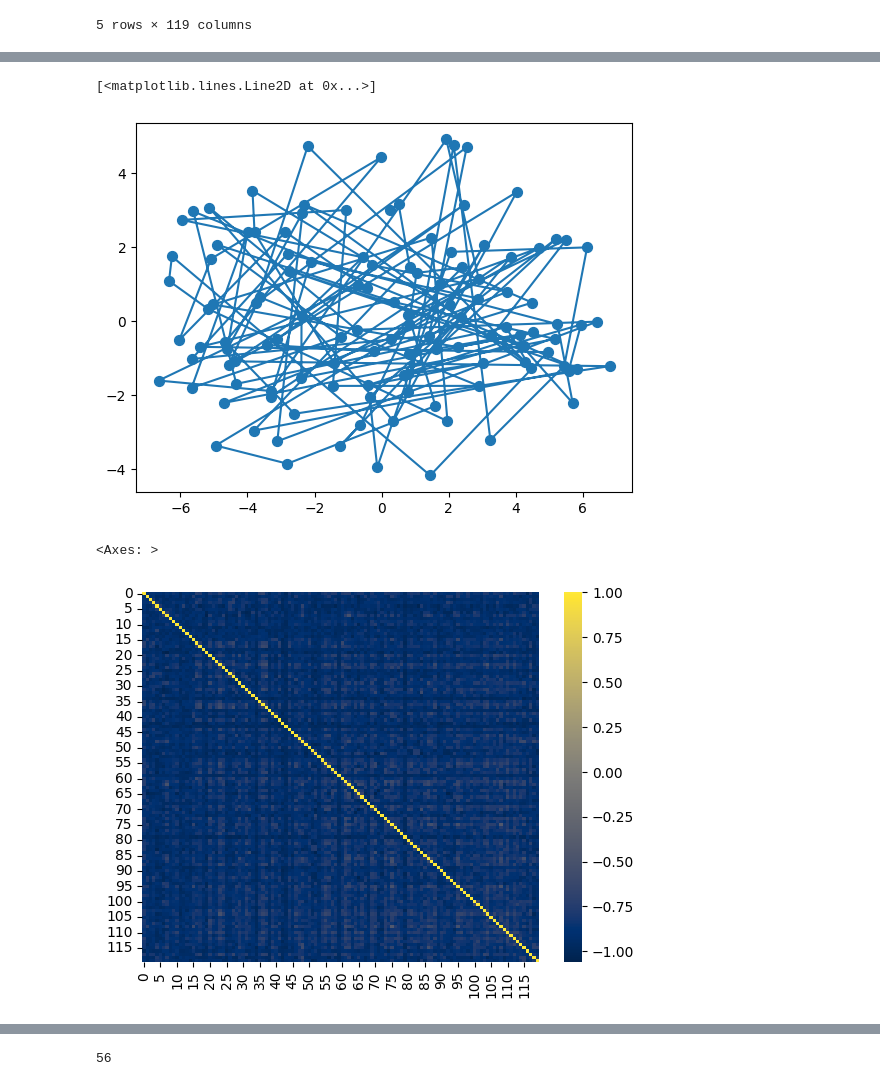
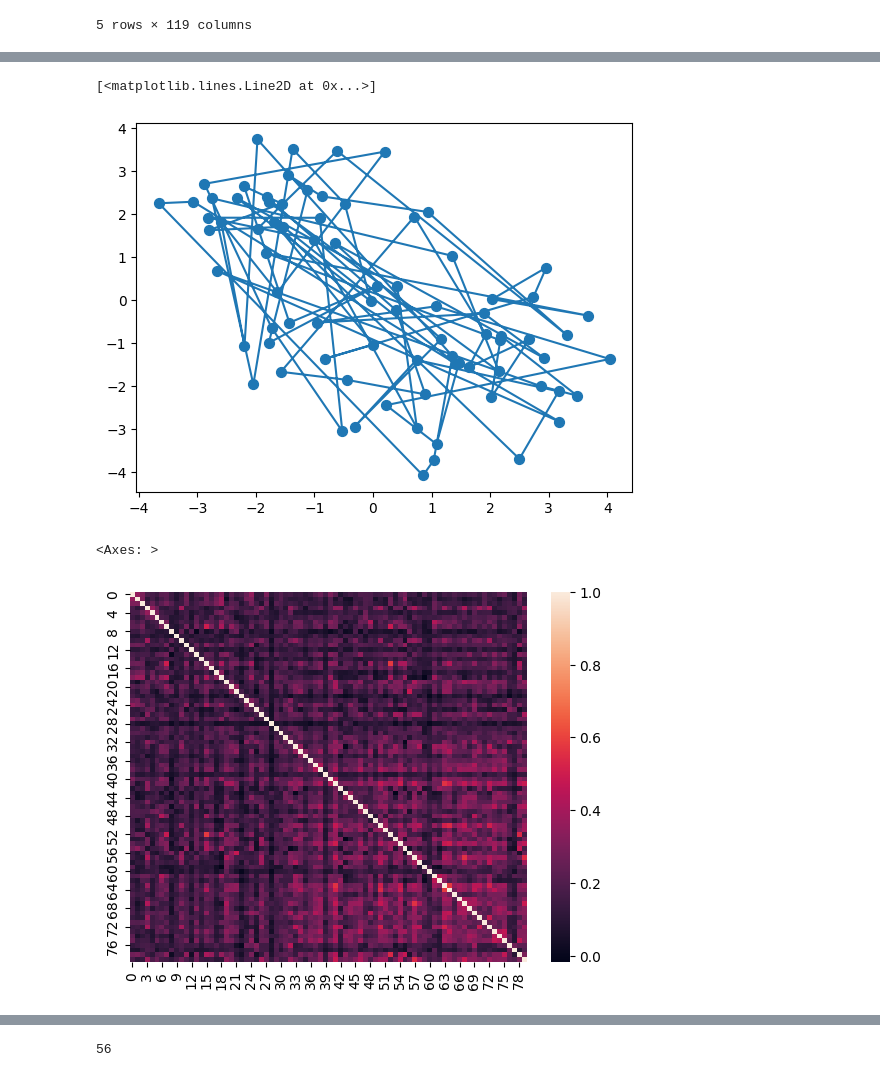
Before and after one commit to paololapo/Dynamic_FC_analysis, a Jupyter notebook: notebook.ipynb, the cells around one changed output, grey strips where cells are left out. Saved outputs shown, nothing was run; the diff lists cells and outputs as text; code cells hidden in the pictures.

```diff
--- a/notebook.ipynb
+++ b/notebook.ipynb
@@ -46,7 +46,7 @@ df.tail()
 | 1199 | 13614.111328 | 11439.223633 | 12130.485352 | 11139.552734 | 11818.432617 | 12407.934570 | 10810.071289 | 11600.670898 | 11643.098633 | 10487.114258 | ... | ... |
 5 rows × 119 columns
 # %%
-stream = dFC_stream(df, 10)
+stream = dFC_stream(df, 15)
 print(len(stream))
 
 FC_0 = stream[0]
@@ -62,14 +62,14 @@ plt.scatter(random_walk[0], random_walk[1], s=50)
 plt.plot(random_walk[0], random_walk[1])
 # %% [output]
 [<matplotlib.lines.Line2D at 0x...>]
-[figure, old version]
+[figure, new version]
 # %%
 autocorrelation = dFC_matrix(stream)
 
-sn.heatmap(autocorrelation, cmap="cividis")
+sn.heatmap(autocorrelation)
 # %% [output]
 <Axes: >
-[figure, old version]
+[figure, new version]
 # %%
 dFC_distribution = autocorrelation[np.triu_indices(autocorrelation.shape[1], k=1)]
 
```
Also changed, not shown: parts of 7 cells of this notebook, 1 other file.
